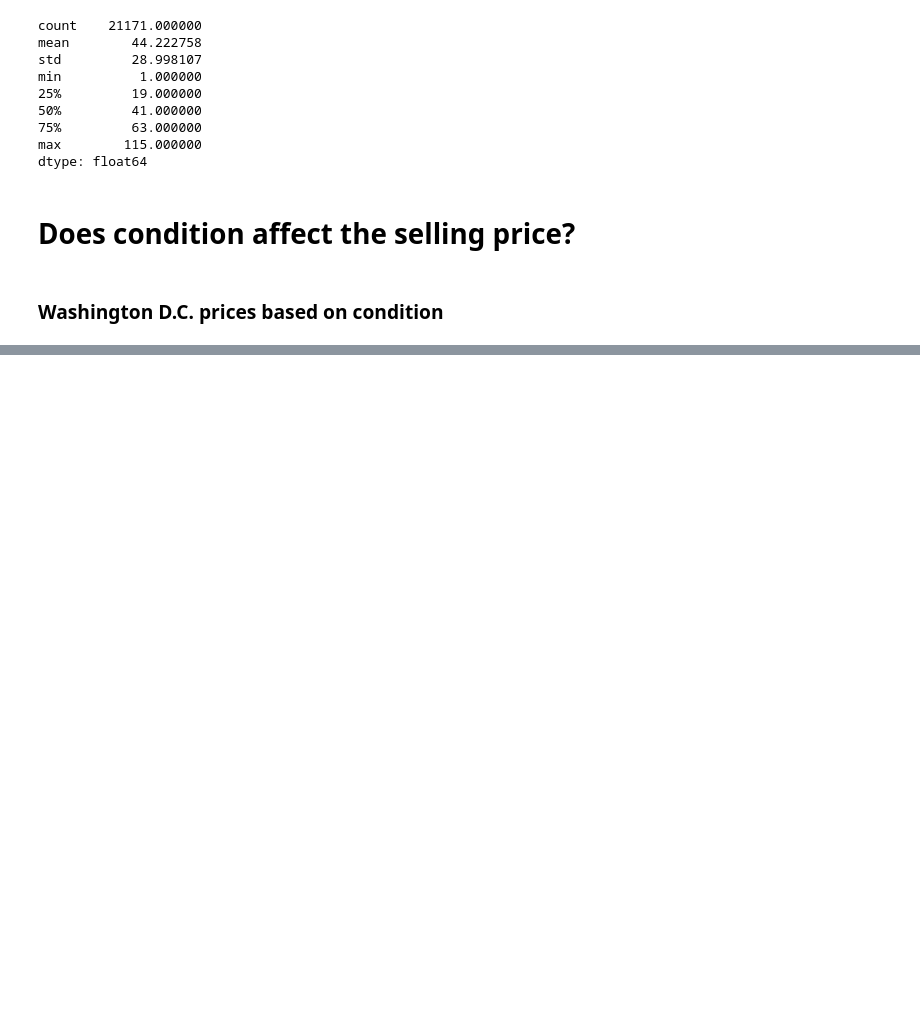
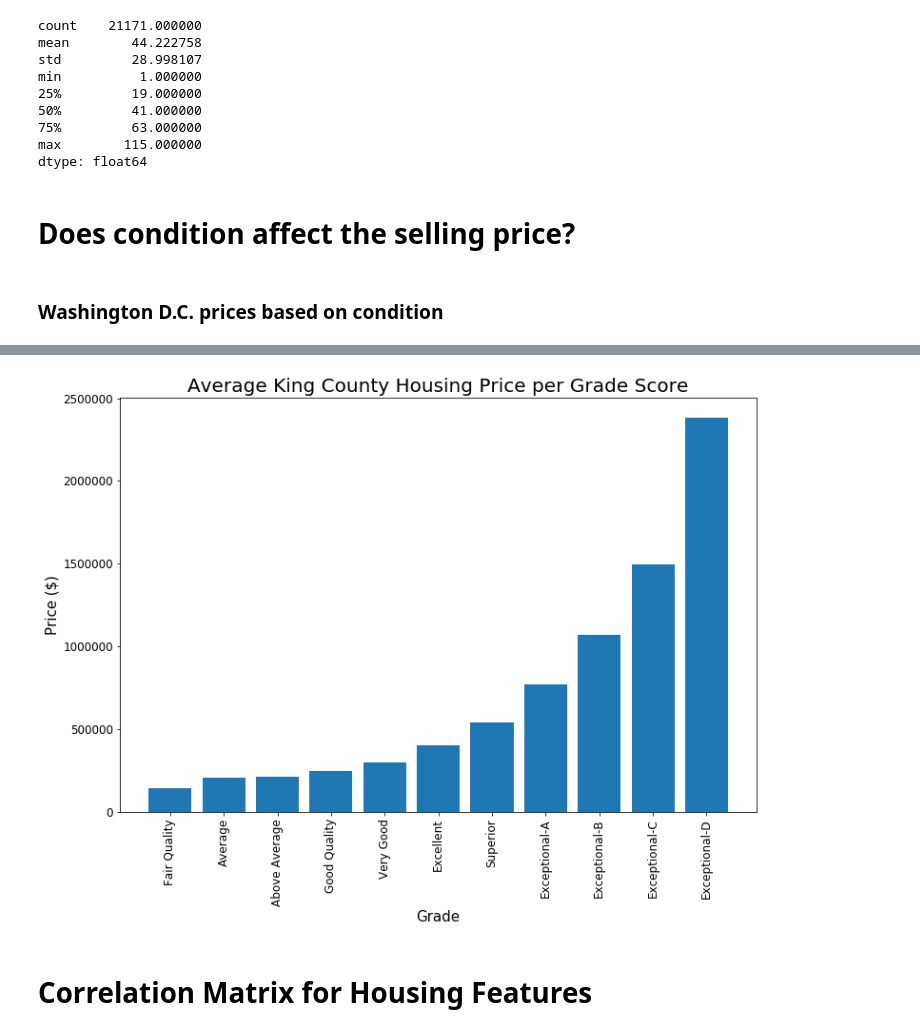
Before and after one commit to gyamane/Springboard, a Jupyter notebook: capstone_project_2/Exploratory_Data_Analysis.ipynb, the cells around one changed output, grey strips where cells are left out. Drawn from its saved outputs; the diff is of its cells as text; code cells hidden in the pictures; blank space fills up the shorter version.

Commit message:
Finished Correlation Matrix

```diff
--- a/capstone_project_2/Exploratory_Data_Analysis.ipynb
+++ b/capstone_project_2/Exploratory_Data_Analysis.ipynb
@@ -419,0 +460,15 @@ plt.show()
+# %%
+kc_grade_df = kc_df.groupby(['grade']).mean().reindex(grade_labels)
+# %%
+plt.figure(figsize=(12,8))
+plt.bar(kc_grade_df.index, kc_grade_df.price)
+plt.title("Average King County Housing Price per Grade Score", fontsize=20)
+plt.xlabel("Grade", fontsize=15)
+plt.xticks(fontsize=12, rotation=90)
+plt.yticks(fontsize=12)
+plt.ylabel("Price ($)", fontsize=15)
+plt.show()
+# %% [output]
+[figure, added]
+# %% [markdown]
+# Correlation Matrix for Housing Features
```
Also changed, not shown: parts of 13 cells of this notebook.
